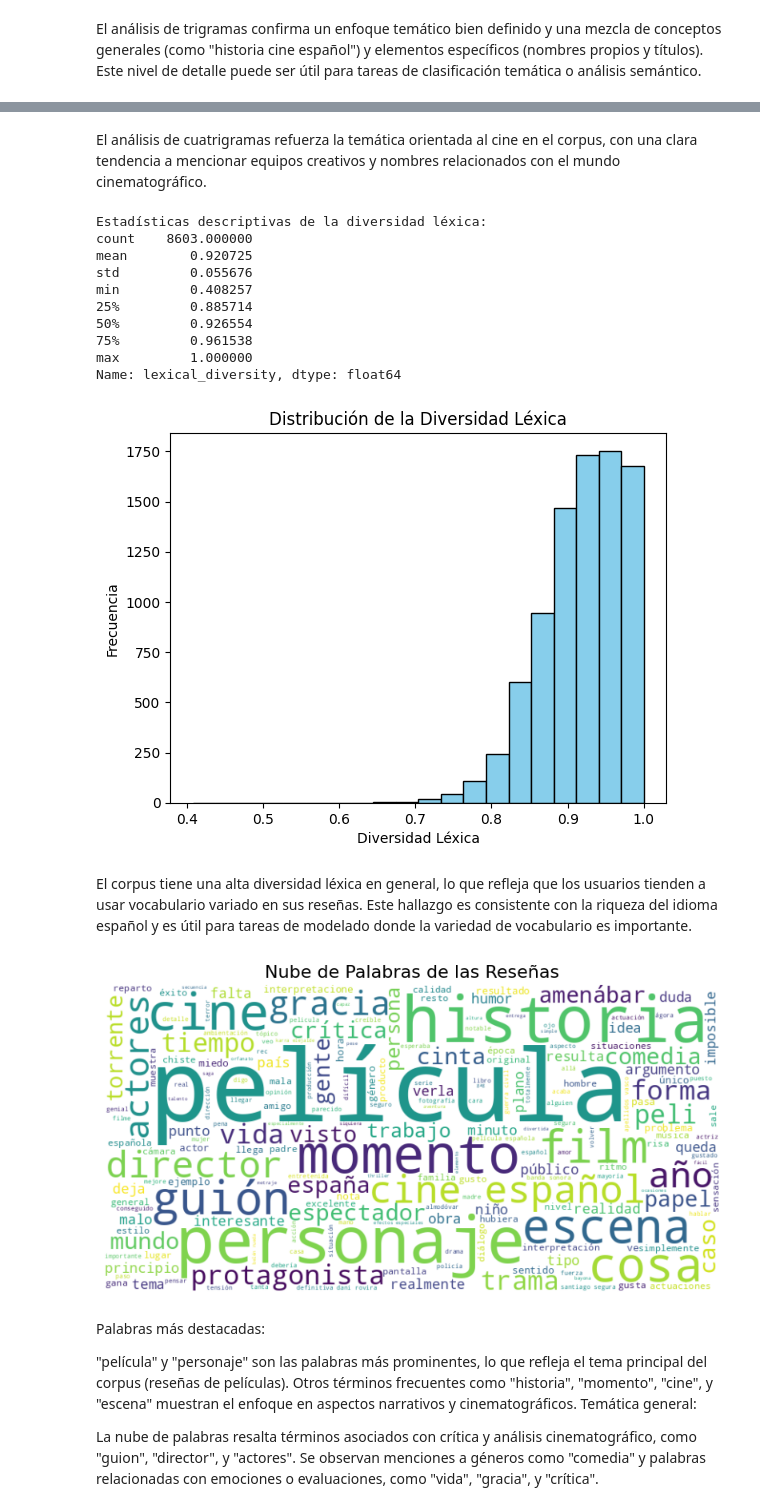
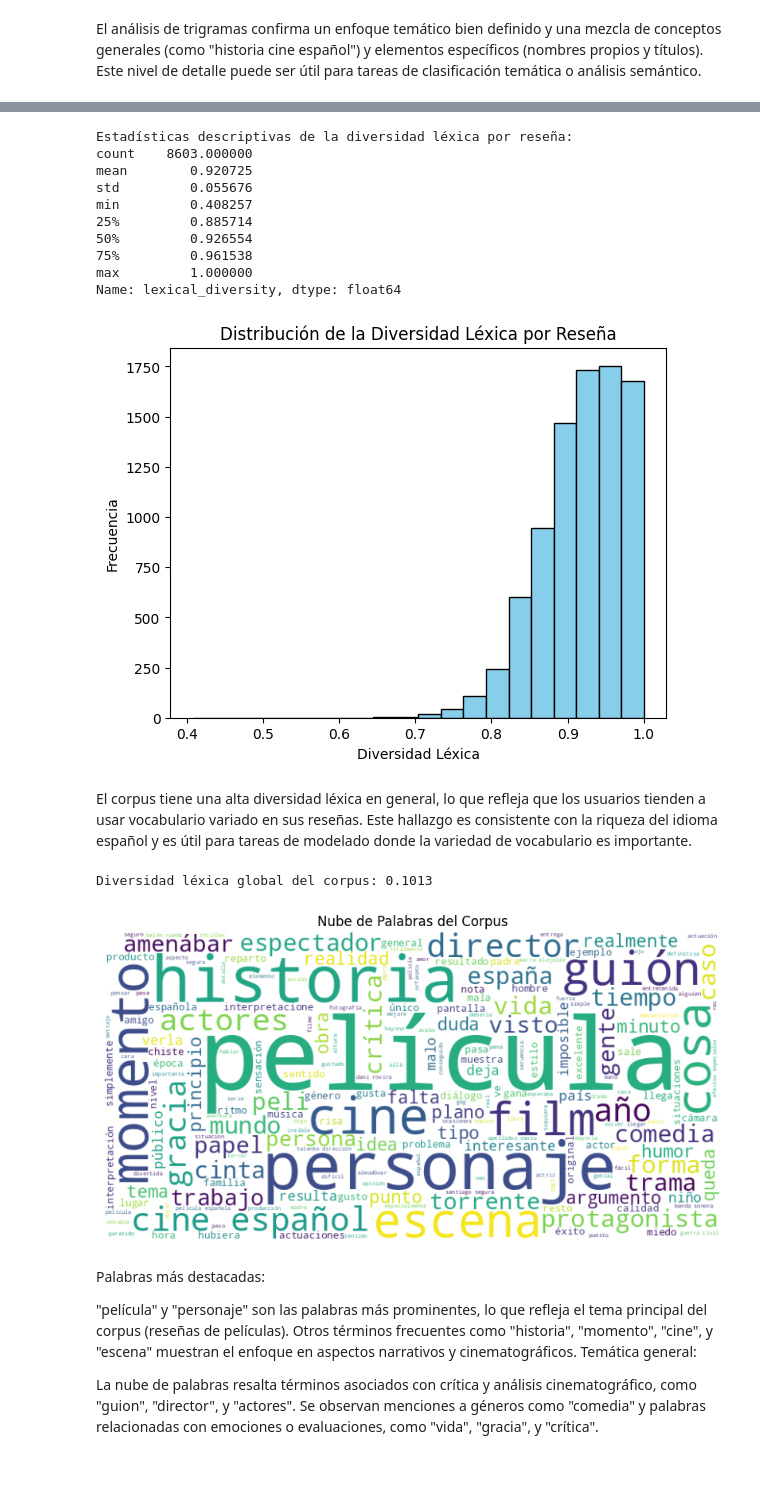
Before and after one commit to tdiego74/Clase_Data_Science_III_PBLC, a Jupyter notebook: Copia_de_Proyecto_DS_III_Entrega_Final_Tocci.ipynb, the cells around one changed output, grey strips where cells are left out. Drawn from its saved outputs; the diff is of its cells as text; code cells hidden in the pictures; blank space fills up the shorter version.

```diff
--- a/Copia_de_Proyecto_DS_III_Entrega_Final_Tocci.ipynb
+++ b/Copia_de_Proyecto_DS_III_Entrega_Final_Tocci.ipynb
@@ -144,18 +146,7 @@ top        7,2
 freq      1129
 Name: film_avg_rate, dtype: object
 # %%
-import nltk
-import string
-import spacy
-from nltk.tokenize import word_tokenize
 
-# Descargar los recursos necesarios
-nltk.download('punkt')
-nltk.download('stopwords')
-
-# Cargar el modelo de spaCy para español
-!python -m spacy download es_core_news_sm
-nlp = spacy.load("es_core_news_sm")
 
 # Cargar las reseñas desde tu archivo
 corpus = df['review_text'].tolist()  # Convertir la columna de reseñas a una lista de texto
@@ -623,23 +566,24 @@ the blair witch project: 19
-# %% [markdown]
-El análisis de cuatrigramas refuerza la temática orientada al cine en el corpus, con una clara tendencia a mencionar equipos creativos y nombres relacionados con el mundo cinematográfico.
 # %%
-# Calcular la diversidad léxica (razón entre palabras únicas y palabras totales)
-df['lexical_diversity'] = df['cleaned_review_text'].apply(
-    lambda x: len(set(x.split())) / len(x.split()) if len(x.split()) > 0 else 0
-)
+import matplotlib.pyplot as plt
+
+# Calcular la diversidad léxica por reseña
+df['lexical_diversity'] = [
+    len(set(sentence)) / len(sentence) if len(sentence) > 0 else 0
+    for sentence in cleaned_corpus
+]
 
 # Estadísticas descriptivas
-print("Estadísticas descriptivas de la diversidad léxica:")
+print("Estadísticas descriptivas de la diversidad léxica por reseña:")
 print(df['lexical_diversity'].describe())
 
 # Visualización: Histograma de la diversidad léxica
 plt.hist(df['lexical_diversity'], bins=20, color='skyblue', edgecolor='black')
-plt.title('Distribución de la Diversidad Léxica')
+plt.title('Distribución de la Diversidad Léxica por Reseña')
 plt.xlabel('Diversidad Léxica')
 plt.ylabel('Frecuencia')
 plt.show()
 # %% [output]
-Estadísticas descriptivas de la diversidad léxica:
+Estadísticas descriptivas de la diversidad léxica por reseña:
 count    8603.000000
 mean        0.920725
 std         0.055676
@@ -649,33 +593,32 @@ min         0.408257
 75%         0.961538
 max         1.000000
 Name: lexical_diversity, dtype: float64
-[figure, old version]
+[figure, new version]
 # %% [markdown]
 El corpus tiene una alta diversidad léxica en general, lo que refleja que los usuarios tienden a usar vocabulario variado en sus reseñas. Este hallazgo es consistente con la riqueza del idioma español y es útil para tareas de modelado donde la variedad de vocabulario es importante.
+# %%
+# Calcular la diversidad léxica global
+unique_words = len(set(all_words))  # Palabras únicas
+total_words = len(all_words)        # Palabras totales
+lexical_diversity_global = unique_words / total_words if total_words > 0 else 0
+
+print(f"Diversidad léxica global del corpus: {lexical_diversity_global:.4f}")
+# %% [output]
+Diversidad léxica global del corpus: 0.1013
 # %%
-# Importar la librería para Word Cloud
-# from wordcloud import WordCloud
-
-# Combinar todas las reseñas en un solo texto
-all_reviews = " ".join(df['cleaned_review_text'].dropna())
+from wordcloud import WordCloud
 
 # Generar la nube de palabras
-wordcloud = WordCloud(
-    width=800,
-    height=400,
-    background_color='white',
-    colormap='viridis',
-    stopwords=stopwords
-).generate(all_reviews)
+wordcloud = WordCloud(width=800, height=400, background_color='white').generate(" ".join(all_words))
 
-# Visualizar la nube de palabras
-plt.figure(figsize=(10, 5))
+# Mostrar la nube de palabras
+plt.figure(figsize=(10, 6))
 plt.imshow(wordcloud, interpolation='bilinear')
 plt.axis('off')
-plt.title('Nube de Palabras de las Reseñas', fontsize=16)
+plt.title('Nube de Palabras del Corpus')
 plt.show()
 # %% [output]
-[figure, old version]
+[figure, new version]
 # %% [markdown]
 Palabras más destacadas:
 
```
Also changed, not shown: parts of 11 cells of this notebook.
